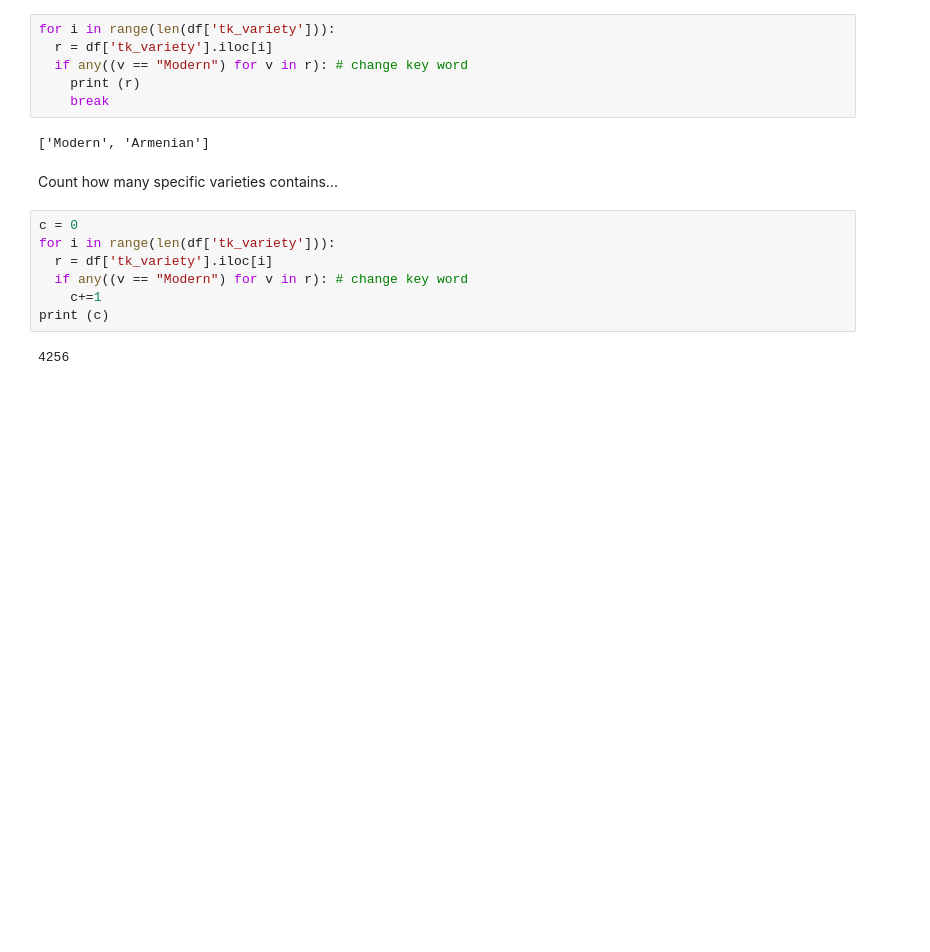
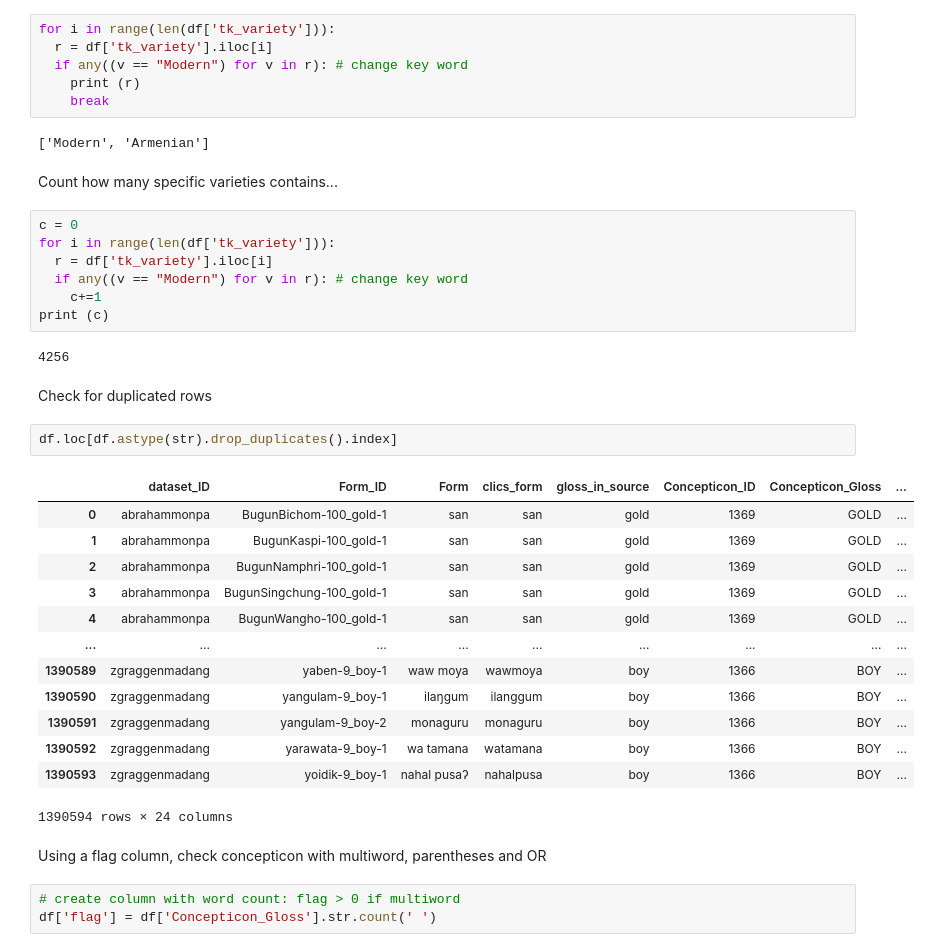
Before and after one commit to sarabert96/Colexification, a Jupyter notebook: 01_DataUnderstanding.ipynb, the cells around one changed output. Cells and saved outputs as stored; diff of their text form; blank space fills up the shorter version.

```diff
--- a/01_DataUnderstanding.ipynb
+++ b/01_DataUnderstanding.ipynb
@@ -114,3 +114,26 @@ for i in range(len(df['tk_variety'])):
 print (c)
 # %% [output]
 4256
+# %% [markdown]
+Check for duplicated rows
+# %%
+df.loc[df.astype(str).drop_duplicates().index]
+# %% [output]
+|  | dataset_ID | Form_ID | Form | clics_form | gloss_in_source | Concepticon_ID | Concepticon_Gloss | ... |
+| 0 | abrahammonpa | BugunBichom-100_gold-1 | san | san | gold | 1369 | GOLD | ... |
+| 1 | abrahammonpa | BugunKaspi-100_gold-1 | san | san | gold | 1369 | GOLD | ... |
+| 2 | abrahammonpa | BugunNamphri-100_gold-1 | san | san | gold | 1369 | GOLD | ... |
+| 3 | abrahammonpa | BugunSingchung-100_gold-1 | san | san | gold | 1369 | GOLD | ... |
+| 4 | abrahammonpa | BugunWangho-100_gold-1 | san | san | gold | 1369 | GOLD | ... |
+| ... | ... | ... | ... | ... | ... | ... | ... | ... |
+| 1390589 | zgraggenmadang | yaben-9_boy-1 | waw moya | wawmoya | boy | 1366 | BOY | ... |
+| 1390590 | zgraggenmadang | yangulam-9_boy-1 | ilaŋgum | ilanggum | boy | 1366 | BOY | ... |
+| 1390591 | zgraggenmadang | yangulam-9_boy-2 | monaguru | monaguru | boy | 1366 | BOY | ... |
+| 1390592 | zgraggenmadang | yarawata-9_boy-1 | wa tamana | watamana | boy | 1366 | BOY | ... |
+| 1390593 | zgraggenmadang | yoidik-9_boy-1 | nahal pusaʔ | nahalpusa | boy | 1366 | BOY | ... |
+1390594 rows × 24 columns
+# %% [markdown]
+Using a flag column, check concepticon with multiword, parentheses and OR
+# %%
+# create column with word count: flag > 0 if multiword
+df['flag'] = df['Concepticon_Gloss'].str.count(' ')
```
Also changed, not shown: parts of 5 cells of this notebook.
